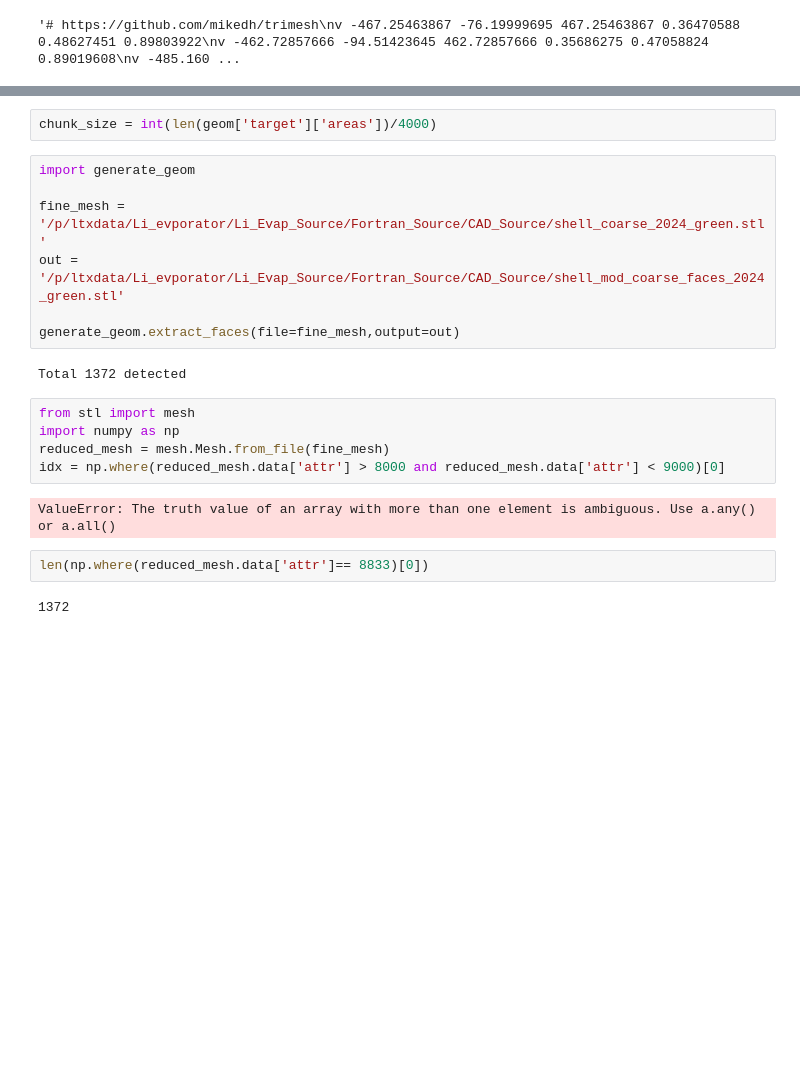
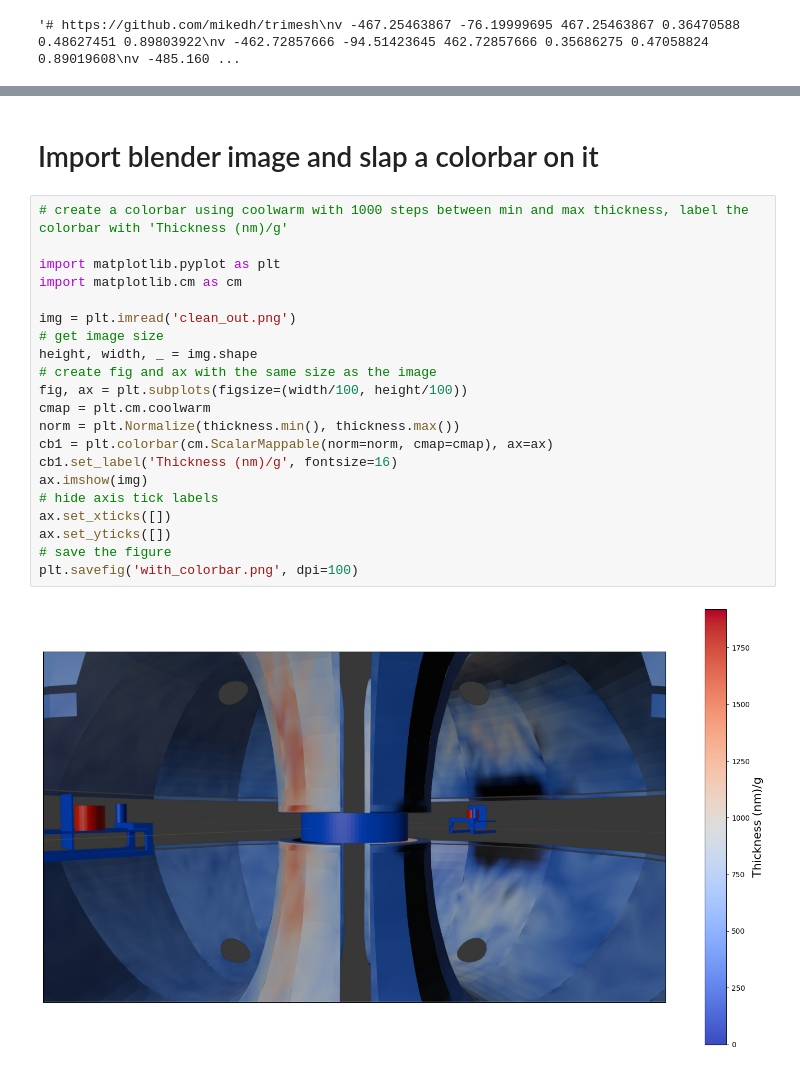
Before and after one commit to LTXb-PPPL/CoPS-Li, a Jupyter notebook: post_process.ipynb, the cells around one changed output, grey strips where cells are left out. Drawn from its saved outputs; the diff is of its cells as text; blank space fills up the shorter version.

```diff
--- a/post_process.ipynb
+++ b/post_process.ipynb
@@ -87,22 +43,25 @@ SyntaxError: invalid syntax (620416489.py, line 1)
-# %%
-chunk_size = int(len(geom['target']['areas'])/4000)
-# %%
-import generate_geom
-
-fine_mesh = '/p/ltxdata/Li_evporator/Li_Evap_Source/Fortran_Source/CAD_Source/shell_coarse_2024_green.stl'
-out = '/p/ltxdata/Li_evporator/Li_Evap_Source/Fortran_Source/CAD_Source/shell_mod_coarse_faces_2024_green.stl'
-
-generate_geom.extract_faces(file=fine_mesh,output=out)
-# %% [output]
-Total 1372 detected
-# %%
-from stl import mesh
-import numpy as np
-reduced_mesh = mesh.Mesh.from_file(fine_mesh)
-idx = np.where(reduced_mesh.data['attr'] > 8000 and reduced_mesh.data['attr'] < 9000)[0]
-# %% [output]
-ValueError: The truth value of an array with more than one element is ambiguous. Use a.any() or a.all()
-# %%
-len(np.where(reduced_mesh.data['attr']== 8833)[0])
-# %% [output]
-1372
+# %% [markdown]
+# Import blender image and slap a colorbar on it
+# %%
+# create a colorbar using coolwarm with 1000 steps between min and max thickness, label the colorbar with 'Thickness (nm)/g'
+
+import matplotlib.pyplot as plt
+import matplotlib.cm as cm
+
+img = plt.imread('clean_out.png')
+# get image size
+height, width, _ = img.shape
+# create fig and ax with the same size as the image
+fig, ax = plt.subplots(figsize=(width/100, height/100))
+cmap = plt.cm.coolwarm
+norm = plt.Normalize(thickness.min(), thickness.max())
+cb1 = plt.colorbar(cm.ScalarMappable(norm=norm, cmap=cmap), ax=ax)
+cb1.set_label('Thickness (nm)/g', fontsize=16)
+ax.imshow(img)
+# hide axis tick labels
+ax.set_xticks([])
+ax.set_yticks([])
+# save the figure
+plt.savefig('with_colorbar.png', dpi=100)
+# %% [output]
+[figure, added]
```
Also changed, not shown: parts of 6 cells of this notebook, 4 other files.
